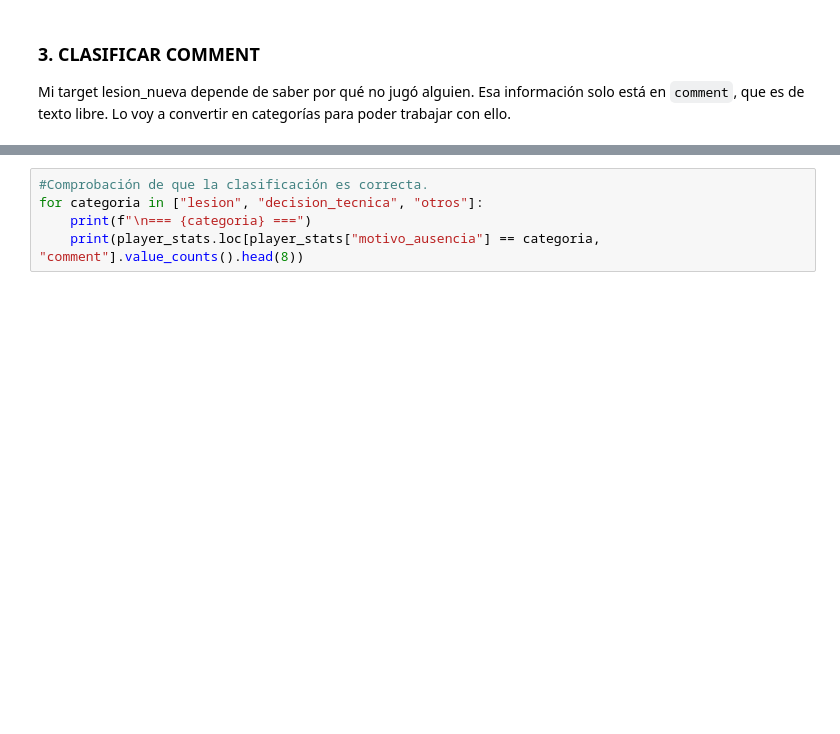
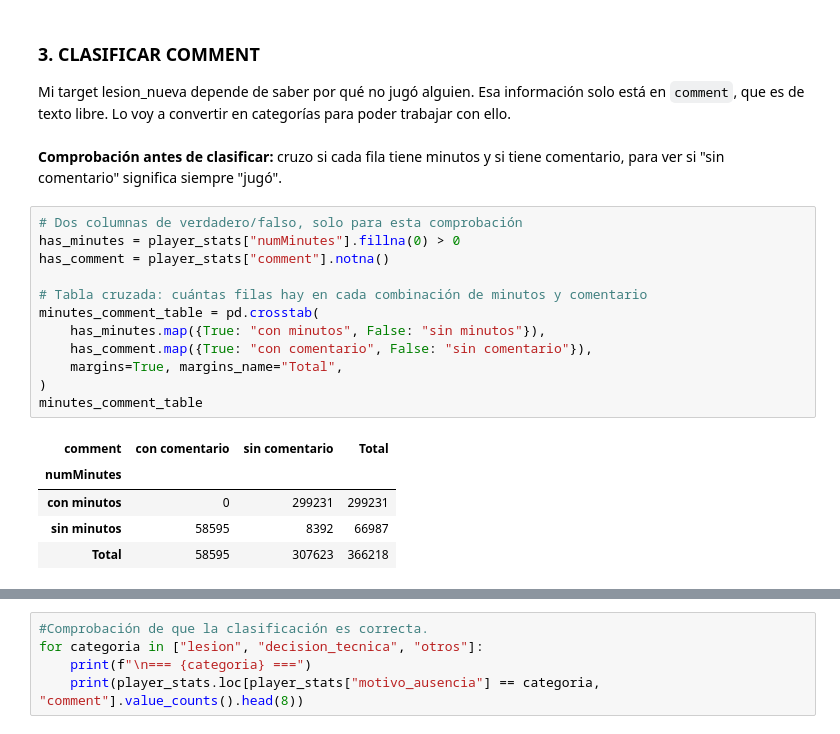
Before and after one commit to andreaga-pixel/NBA-dsci-AGA, a Jupyter notebook: project/notebooks/02-limpieza.ipynb, the cells around one changed output, grey strips where cells are left out. Saved outputs shown, nothing was run; the diff lists cells and outputs as text; blank space fills up the shorter version.

```diff
--- a/project/notebooks/02-limpieza.ipynb
+++ b/project/notebooks/02-limpieza.ipynb
@@ -158,6 +167,26 @@ ERROR ENCOTRADO Y SOLICIONADO:
 ### 3. CLASIFICAR COMMENT
 
 Mi target lesion_nueva depende de saber por qué no jugó alguien. Esa información solo está en `comment`, que es de texto libre. Lo voy a convertir en categorías para poder trabajar con ello.
+# %% [markdown]
+**Comprobación antes de clasificar:** cruzo si cada fila tiene minutos y si tiene comentario, para ver si "sin comentario" significa siempre "jugó".
+# %%
+# Dos columnas de verdadero/falso, solo para esta comprobación
+has_minutes = player_stats["numMinutes"].fillna(0) > 0
+has_comment = player_stats["comment"].notna()
+
+# Tabla cruzada: cuántas filas hay en cada combinación de minutos y comentario
+minutes_comment_table = pd.crosstab(
+    has_minutes.map({True: "con minutos", False: "sin minutos"}),
+    has_comment.map({True: "con comentario", False: "sin comentario"}),
+    margins=True, margins_name="Total",
+)
+minutes_comment_table
+# %% [output]
+| comment | con comentario | sin comentario | Total |
+| numMinutes |  |  |  |
+| con minutos | 0 | 299231 | 299231 |
+| sin minutos | 58595 | 8392 | 66987 |
+| Total | 58595 | 307623 | 366218 |
 # %%
 #PRIMERO: nomralizo los comentarios de los jugadores para poder clasificar el motivo
 #Paso el comentario a minúsculas y quito las comillas para buscar palabras sin problemas
```
Also changed, not shown: parts of 5 cells of this notebook.
